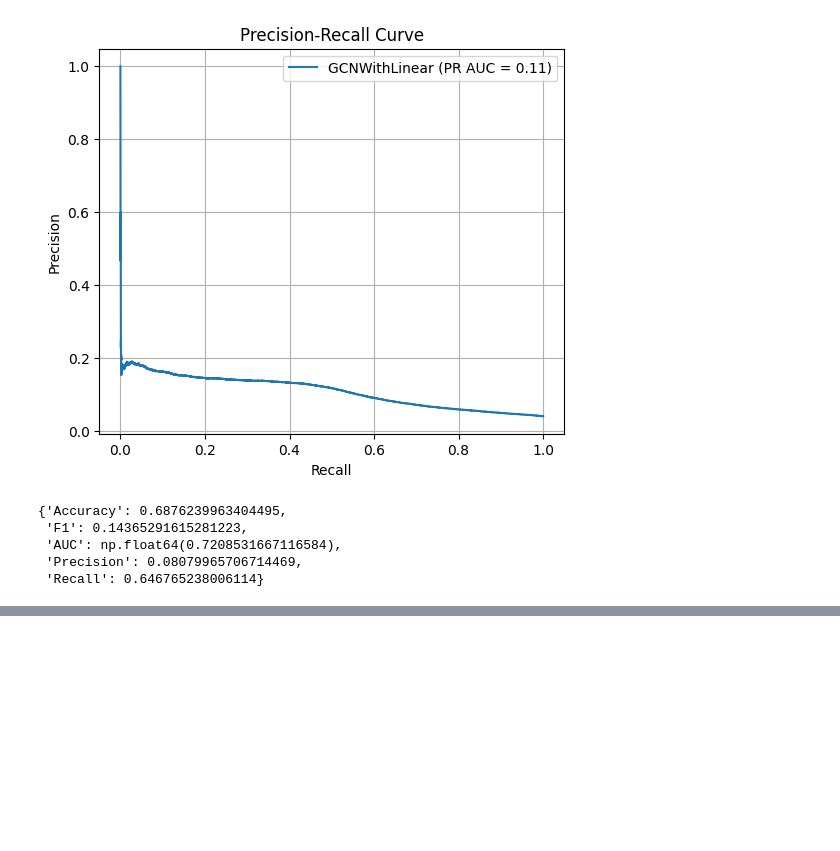
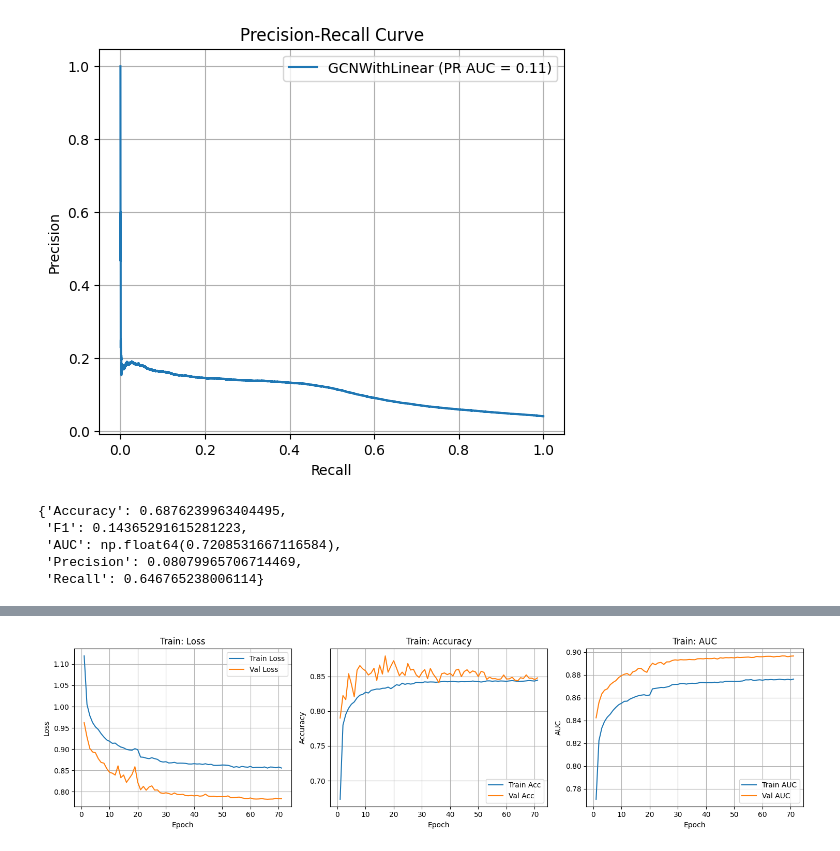
Before and after one commit to pese-git/mfdp-fin-fraud-detection, a Jupyter notebook: model/graph.ipynb, the cells around one changed output, grey strips where cells are left out. Saved outputs shown, nothing was run; the diff lists cells and outputs as text; code cells hidden in the pictures; blank space fills up the shorter version.

```diff
--- a/model/graph.ipynb
+++ b/model/graph.ipynb
@@ -615,0 +859,30 @@ plt.show()
+# %%
+# === 5. Первый этап: полное обучение ===
+
+device = 'cuda' if torch.cuda.is_available() else 'cpu'
+
+#input_dim = 8
+#hidden_dim = 16
+model = ImprovedGNN(input_dim=data.x.shape[1], hidden_dim=32).to(device)
+
+pos_weight = torch.tensor([N_negative / N_positive], dtype=torch.float).to(device)
+criterion = torch.nn.BCEWithLogitsLoss(pos_weight=pos_weight)
+
+optimizer = torch.optim.AdamW(model.parameters(), lr=0.001, weight_decay=5e-4)
+scheduler = torch.optim.lr_scheduler.ReduceLROnPlateau(optimizer, patience=3, factor=0.5)
+
+model, history, best_epoch = fit_gnn(
+    model,
+    train_loader,
+    train_loader,
+    optimizer=optimizer,
+    scheduler=scheduler,
+    criterion=criterion,
+    epochs=100,
+    device=device,
+    grad_clip=1.0,
+    early_stopping_rounds=5,
+    save_best=True,
+    save_path='../data/model/best_gnn_checkpoint.pt'
+)
+print(f"Лучшая эпоха обучения: {best_epoch+1}")
@@ -615,0 +907,5 @@ plt.show()
+# %%
+# ------ Графики после основного обучения ------
+plot_training_history(history, title_prefix="Train: ")
+# %% [output]
+[figure, added]
```
Also changed, not shown: parts of 14 cells of this notebook.
